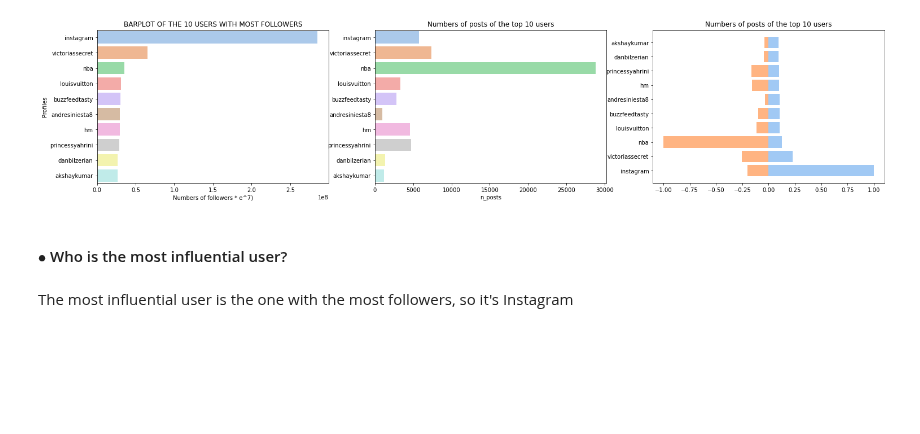
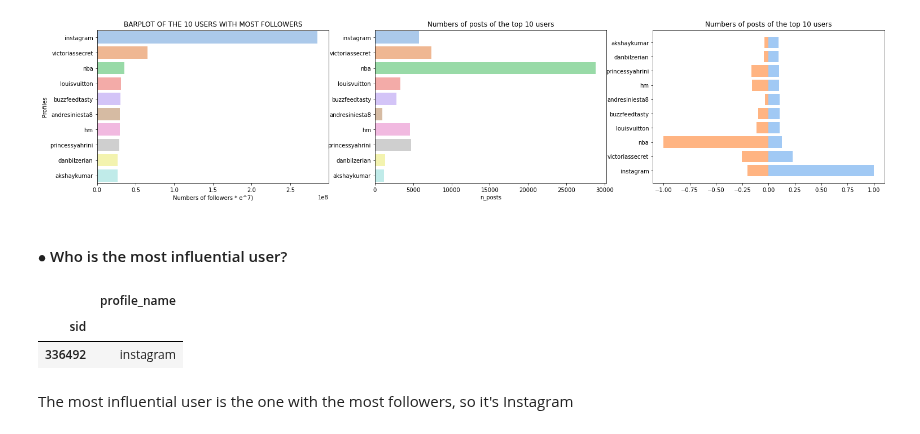
Before and after one commit to Prot10/ADM_HW_2, a Jupyter notebook: adm-andrea.ipynb, the cells around one changed output. Saved outputs shown, nothing was run; the diff lists cells and outputs as text; code cells hidden in the pictures; blank space fills up the shorter version.

```diff
--- a/adm-andrea.ipynb
+++ b/adm-andrea.ipynb
@@ -687,6 +686,12 @@ plt.show()
 [figure]
 # %% [markdown]
 #### $\bullet$ Who is the most influential user?
+# %%
+top10profiles_followers[['profile_name']].head(1)
+# %% [output]
+|  | profile_name |
+| sid |  |
+| 336492 | instagram |
 # %% [markdown]
 The most influential user is the one with the most followers, so it's Instagram
 # %% [markdown]
```
Also changed, not shown: parts of 11 cells of this notebook, 1 other file.
